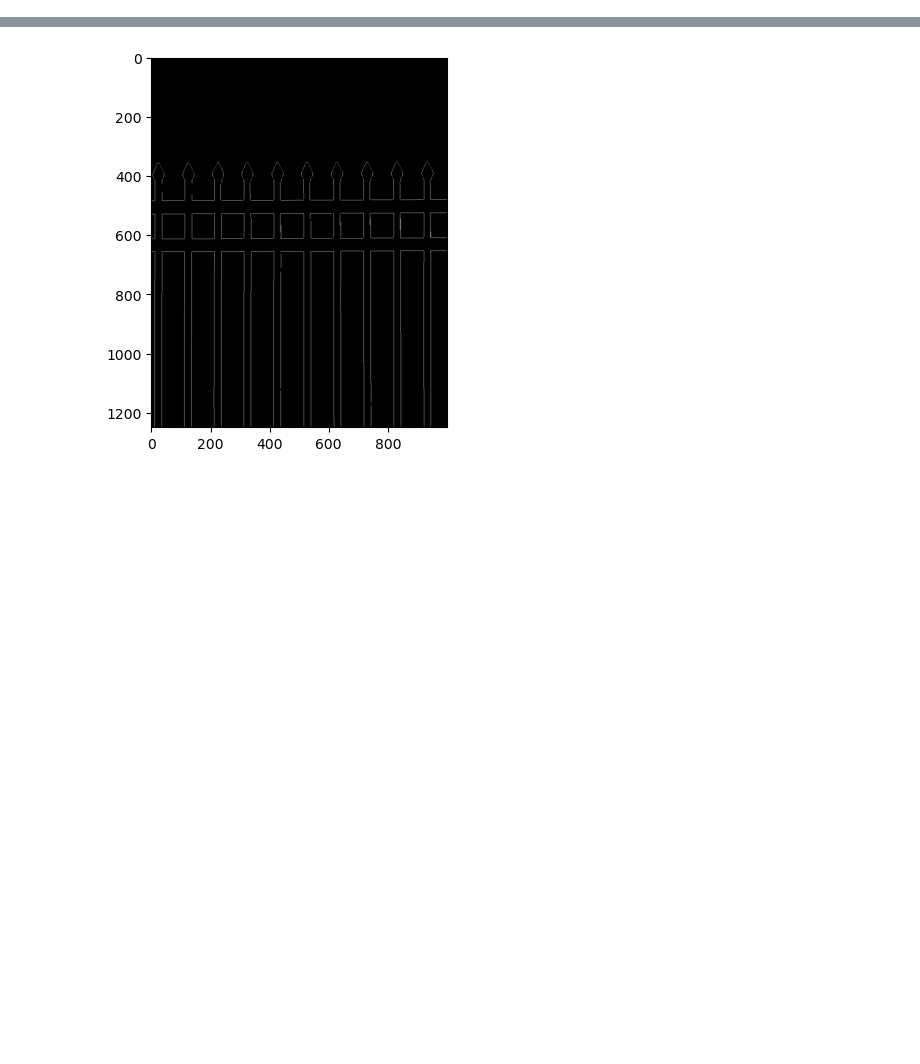
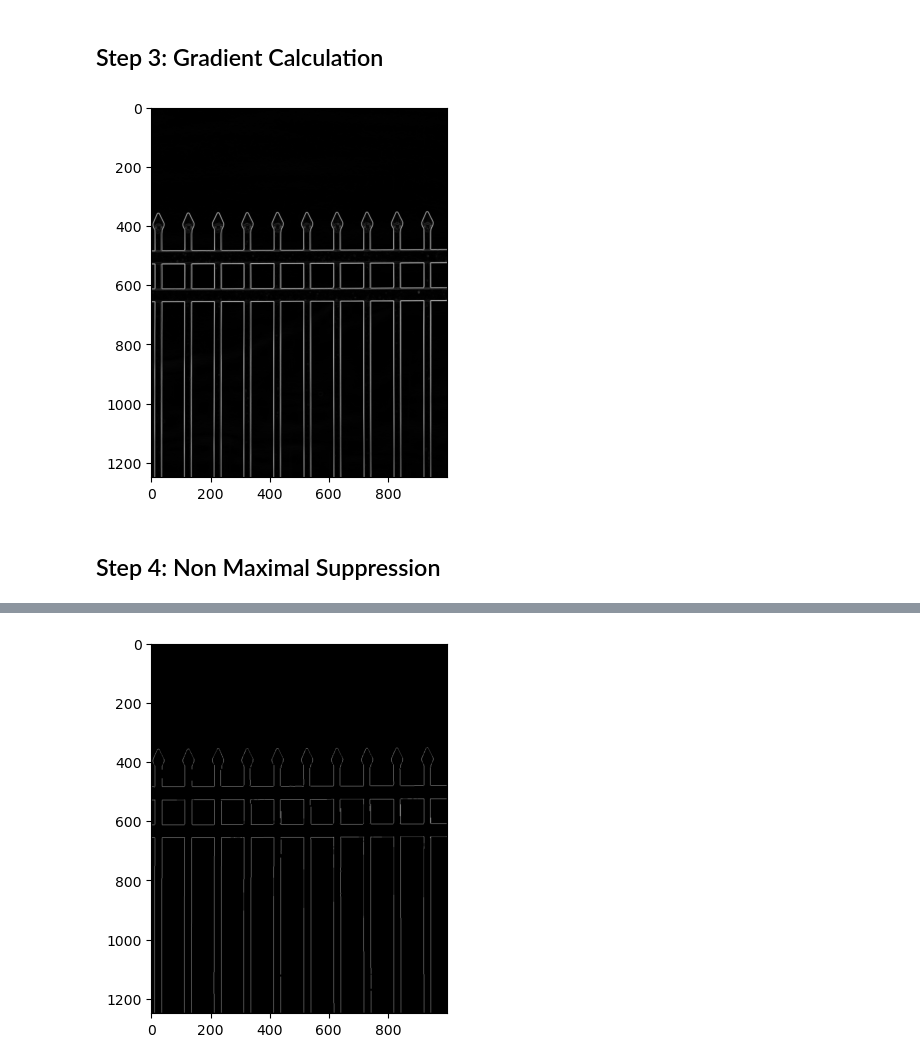
Before and after one commit to abdulahadbutt/CV701-Assignment2, a Jupyter notebook: main.ipynb, the cells around one changed output, grey strips where cells are left out. Cells and saved outputs as stored; diff of their text form; code cells hidden in the pictures; blank space fills up the shorter version.

```diff
--- a/main.ipynb
+++ b/main.ipynb
@@ -5 +59,28 @@ import matplotlib.pyplot as plt
+# %% [markdown]
+## Step 3: Gradient Calculation
+# %%
+def calc_gradient_custom(img:np.ndarray, ksize:int):
+    ddepth = cv2.CV_64F
+    grad_x = cv2.Sobel(img, ddepth, 1, 0, ksize=ksize)
+    grad_y = cv2.Sobel(img, ddepth, 0, 1, ksize=ksize)
+
+    magnitude = np.sqrt(np.square(grad_x) + np.square(grad_y))
+    # ? Converting from rads to degrees
+    angle = np.arctan2(grad_y, grad_x) * (180 / np.pi)
+
+
+    # ? Scaling the magnitude between 0 and 255
+    magnitude = (magnitude - magnitude.min()) / (magnitude.max() - magnitude.min()) * 255
+    return magnitude, angle
+
+
+magnitude, angle = calc_gradient_custom(blurred_img, KERNEL_SIZE)
+cv2.imwrite('data/fence-edge-magnitude.jpg', magnitude)
+
+plt.imshow(magnitude, cmap='gray')
+plt.show()
+# %% [output]
+[figure, added]
+# %% [markdown]
+## Step 4: Non Maximal Suppression
 # %%
```
Also changed, not shown: parts of 18 cells of this notebook.
